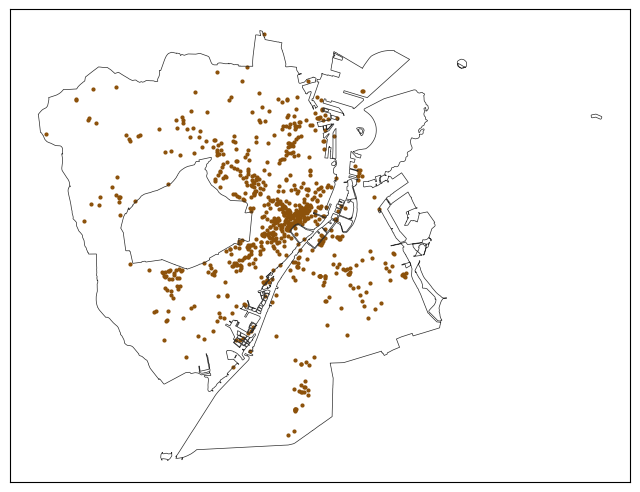
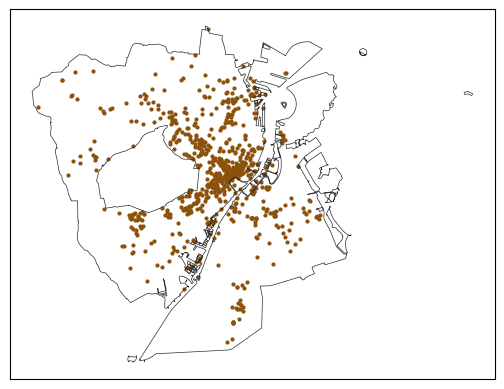
Code edit (unified diff) that turned the first committed figure into the second:
--- before
+++ after
@@ -1,3 +1,3 @@
-fig, ax = plt.subplots(figsize=(8, 8))  
+fig, ax = plt.subplots()  
 
 admin_boundaries.boundary.plot(ax=ax, linewidth=0.5, color=c_boundary)
@@ -6,2 +6,4 @@
 ax.get_xaxis().set_visible(False)
 ax.get_yaxis().set_visible(False)
+
+plt.savefig(r"../docs/cafes_locations.png")

Commit: Save maps to files and format table